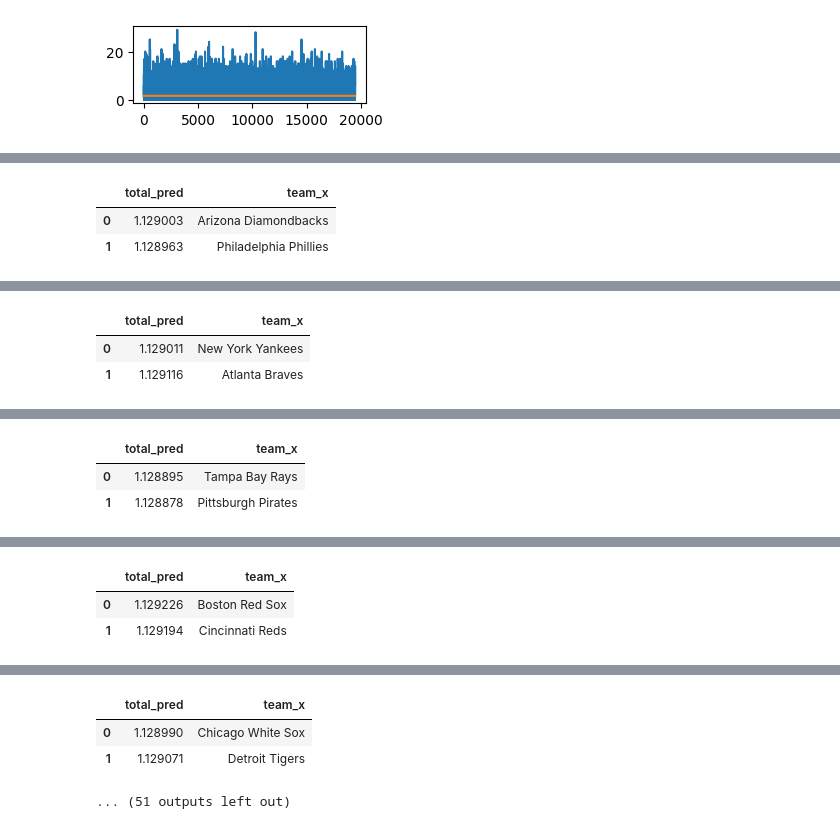
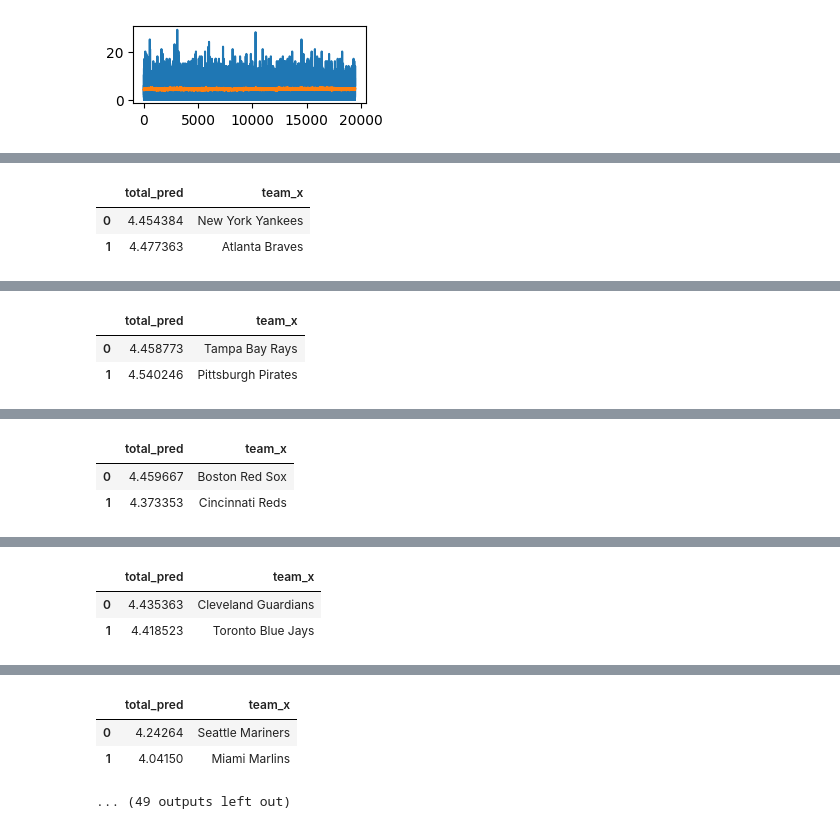
Before and after one commit to trevorscholz1/Portfolio, a Jupyter notebook: daily_lockz/models/predict.ipynb, the cells around one changed output, grey strips where cells are left out. Cells and saved outputs as stored; diff of their text form; code cells hidden in the pictures.

```diff
--- a/daily_lockz/models/predict.ipynb
+++ b/daily_lockz/models/predict.ipynb
@@ -208,8 +208,8 @@ for SPORT in SPORTS:
             model = Model(inputs=input_layer, outputs=[output_total, output_spread, output_total_score])
             model.compile(optimizer='adam', loss='mse')
 
-            split = TimeSeriesSplit(n_splits=5)
-            early_stopping = EarlyStopping(patience=25)
+            split = TimeSeriesSplit(n_splits=2)
+            early_stopping = EarlyStopping(patience=3)
             for train_index, test_index in split.split(X):
                 X_train, X_test = X[train_index], X[test_index]
                 y_train_total, y_test_total = y_total[train_index], y_total[test_index]
@@ -218,7 +218,7 @@ for SPORT in SPORTS:
 
                 model.fit(X_train,
                         {'total_output': y_train_total, 'spread_output': y_train_spread, 'total_score_output': y_train_total_score},
-                        epochs=125,
+                        epochs=4,
                         verbose=0,
                         callbacks=[early_stopping],
                         validation_data=(X_test, {'total_output': y_test_total, 'spread_output': y_test_spread, 'total_score_output': y_test_total_score}))
@@ -313 +313 @@ Test Accuracy: 18.04578
-[figure, old version]
+[figure, new version]
@@ -318,3 +318,3 @@ Test Accuracy: 18.04578
 |  | total_pred | team_x |
-| 0 | 1.129003 | Arizona Diamondbacks |
-| 1 | 1.128963 | Philadelphia Phillies |
+| 0 | 4.454384 | New York Yankees |
+| 1 | 4.477363 | Atlanta Braves |
@@ -325,3 +325,3 @@ Test Accuracy: 18.04578
 |  | total_pred | team_x |
-| 0 | 1.129011 | New York Yankees |
-| 1 | 1.129116 | Atlanta Braves |
+| 0 | 4.458773 | Tampa Bay Rays |
+| 1 | 4.540246 | Pittsburgh Pirates |
@@ -332,3 +332,3 @@ Test Accuracy: 18.04578
 |  | total_pred | team_x |
-| 0 | 1.128895 | Tampa Bay Rays |
-| 1 | 1.128878 | Pittsburgh Pirates |
+| 0 | 4.459667 | Boston Red Sox |
+| 1 | 4.373353 | Cincinnati Reds |
@@ -339,3 +339,3 @@ Test Accuracy: 18.04578
 |  | total_pred | team_x |
-| 0 | 1.129226 | Boston Red Sox |
-| 1 | 1.129194 | Cincinnati Reds |
+| 0 | 4.435363 | Cleveland Guardians |
+| 1 | 4.418523 | Toronto Blue Jays |
@@ -346,4 +346,4 @@ Test Accuracy: 18.04578
 |  | total_pred | team_x |
-| 0 | 1.128990 | Chicago White Sox |
-| 1 | 1.129071 | Detroit Tigers |
+| 0 | 4.24264 | Seattle Mariners |
+| 1 | 4.04150 | Miami Marlins |
-... (51 outputs left out)
+... (49 outputs left out)
```
Also changed, not shown: parts of 1 cell of this notebook, 9 other files.
